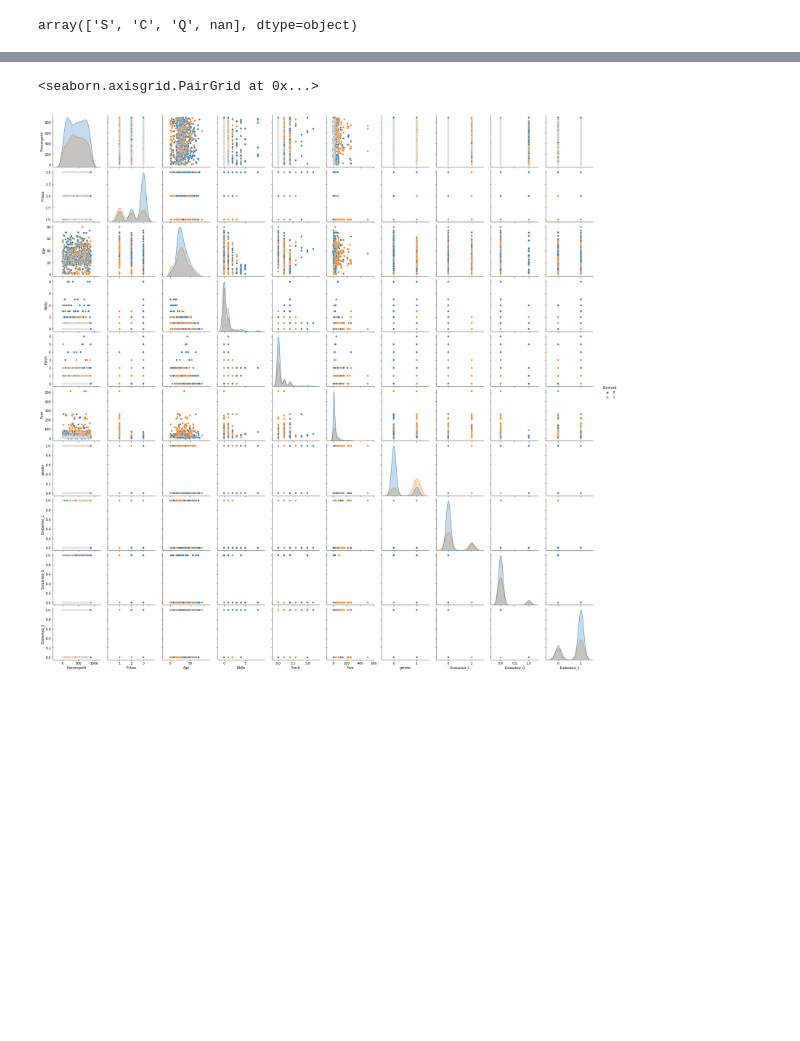
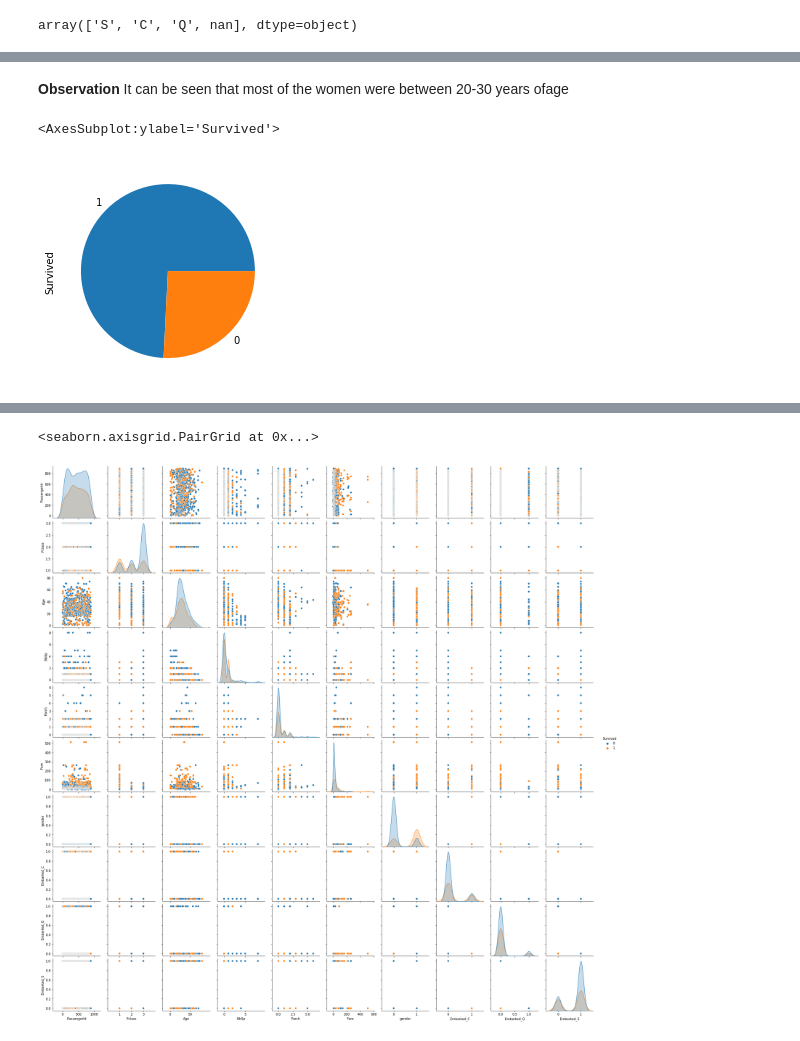
Before and after one commit to shreyashettyk/Data_Analysis, a Jupyter notebook: Titanic.ipynb, the cells around one changed output, grey strips where cells are left out. Drawn from its saved outputs; the diff is of its cells as text; code cells hidden in the pictures; blank space fills up the shorter version.

```diff
--- a/Titanic.ipynb
+++ b/Titanic.ipynb
@@ -163,0 +238,8 @@ titanic_feat = titanic_feat.loc[:,['PassengerId',  'Pclass', 'Age', 'SibSp', 'Pa
+# %% [markdown]
+**Observation**
+It can be seen that most of the women were between 20-30 years ofage
+# %%
+female_travellers['Survived'].value_counts().plot(kind='pie')
+# %% [output]
+<AxesSubplot:ylabel='Survived'>
+[figure, added]
```
Also changed, not shown: parts of 62 cells of this notebook.
